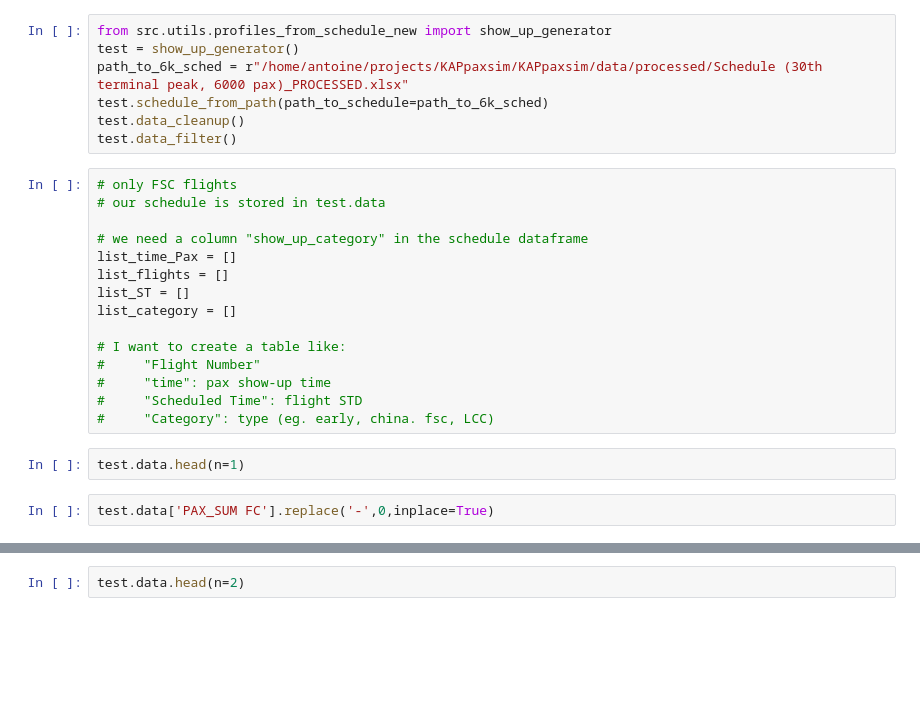
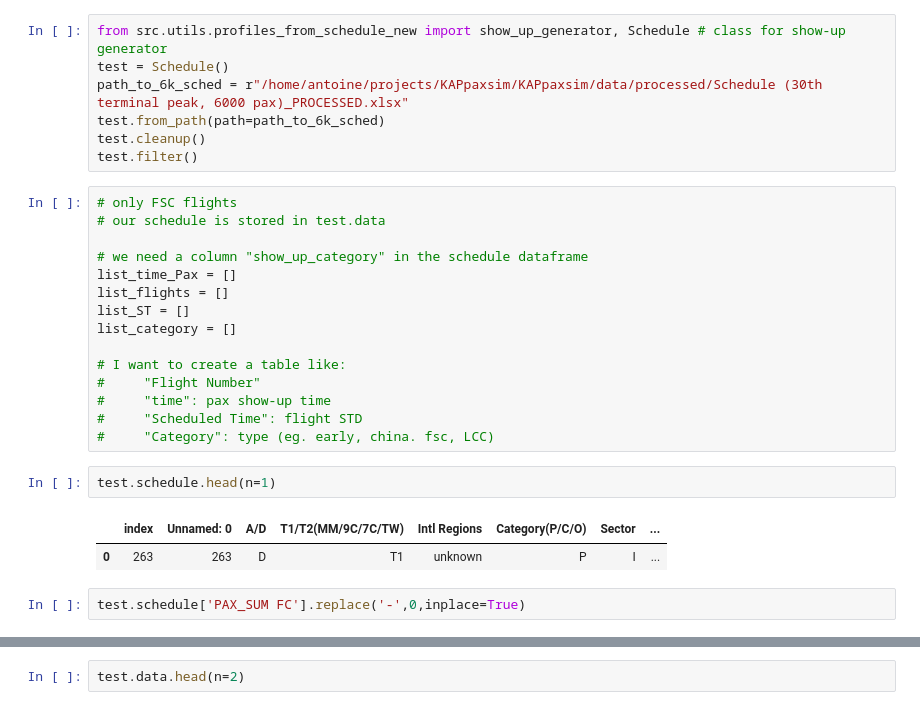
Before and after one commit to AntoineGlacet/KAPpaxsim, a Jupyter notebook: notebooks/stripped/yokhr_training/test.ipynb, the cells around one changed output, grey strips where cells are left out. Drawn from its saved outputs; the diff is of its cells as text; blank space fills up the shorter version.

```diff
--- a/notebooks/stripped/yokhr_training/test.ipynb
+++ b/notebooks/stripped/yokhr_training/test.ipynb
@@ -56,12 +73,12 @@ dct_f_ter
 # %%
 dct_f_ter_inv = {flight_type : interp1d(dct_f_ter[flight_type](x), x, kind="linear") for flight_type in flight_types }
 # %%
-from src.utils.profiles_from_schedule_new import show_up_generator
-test = show_up_generator()
+from src.utils.profiles_from_schedule_new import show_up_generator, Schedule # class for show-up generator
+test = Schedule()
 path_to_6k_sched = r"/home/antoine/projects/KAPpaxsim/KAPpaxsim/data/processed/Schedule (30th terminal peak, 6000 pax)_PROCESSED.xlsx"
-test.schedule_from_path(path_to_schedule=path_to_6k_sched)
-test.data_cleanup()
-test.data_filter()
+test.from_path(path=path_to_6k_sched)
+test.cleanup()
+test.filter()
 # %%
 # only FSC flights
 # our schedule is stored in test.data
@@ -78,9 +95,12 @@ list_category = []
 #     "Scheduled Time": flight STD
 #     "Category": type (eg. early, china. fsc, LCC)
 # %%
-test.data.head(n=1)
+test.schedule.head(n=1)
+# %% [output]
+|  | index | Unnamed: 0 | A/D | T1/T2(MM/9C/7C/TW) | Intl Regions | Category(P/C/O) | Sector | ... |
+| 0 | 263 | 263 | D | T1 | unknown | P | I | ... |
 # %%
-test.data['PAX_SUM FC'].replace('-',0,inplace=True)
+test.schedule['PAX_SUM FC'].replace('-',0,inplace=True)
 # %%
 # important: boolean indexing on DataFrames
 mask_LCC = test.airline_code["FSC / LCC"] == "LCC"
```
Also changed, not shown: parts of 5 cells of this notebook, 5 other files.
